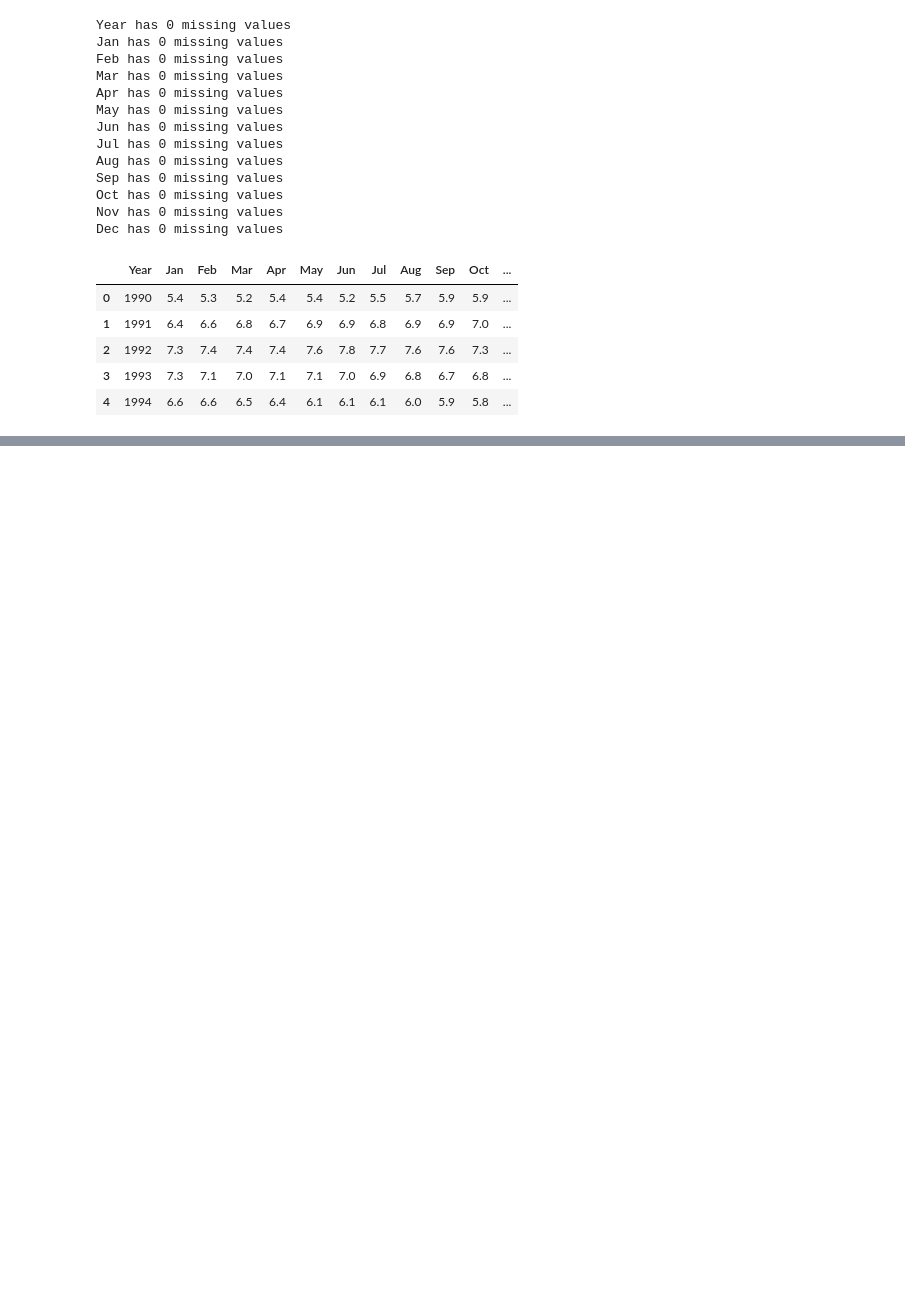
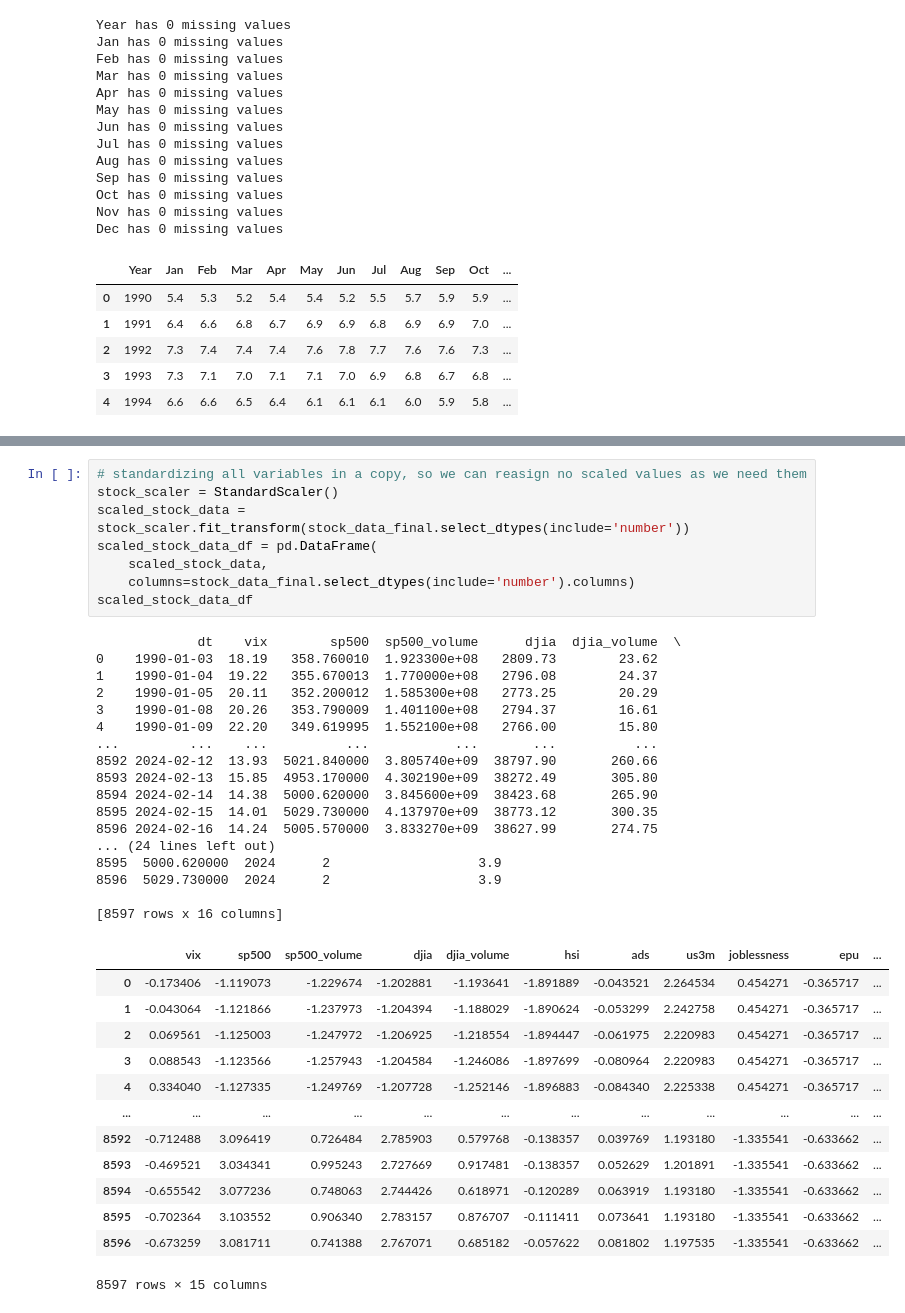
Before and after one commit to INFO-523-F25/final-project-team-5, a Jupyter notebook: main.ipynb, the cells around one changed output, grey strips where cells are left out. Saved outputs shown, nothing was run; the diff lists cells and outputs as text; blank space fills up the shorter version.

```diff
--- a/main.ipynb
+++ b/main.ipynb
@@ -263,0 +311,39 @@ plt.show()
+# %%
+# standardizing all variables in a copy, so we can reasign no scaled values as we need them
+stock_scaler = StandardScaler()
+scaled_stock_data = stock_scaler.fit_transform(stock_data_final.select_dtypes(include='number'))
+scaled_stock_data_df = pd.DataFrame(
+    scaled_stock_data,
+    columns=stock_data_final.select_dtypes(include='number').columns)
+scaled_stock_data_df
+# %% [output]
+             dt    vix        sp500  sp500_volume      djia  djia_volume  \
+0    1990-01-03  18.19   358.760010  1.923300e+08   2809.73        23.62
+1    1990-01-04  19.22   355.670013  1.770000e+08   2796.08        24.37
+2    1990-01-05  20.11   352.200012  1.585300e+08   2773.25        20.29
+3    1990-01-08  20.26   353.790009  1.401100e+08   2794.37        16.61
+4    1990-01-09  22.20   349.619995  1.552100e+08   2766.00        15.80
+...         ...    ...          ...           ...       ...          ...
+8592 2024-02-12  13.93  5021.840000  3.805740e+09  38797.90       260.66
+8593 2024-02-13  15.85  4953.170000  4.302190e+09  38272.49       305.80
+8594 2024-02-14  14.38  5000.620000  3.845600e+09  38423.68       265.90
+8595 2024-02-15  14.01  5029.730000  4.137970e+09  38773.12       300.35
+8596 2024-02-16  14.24  5005.570000  3.833270e+09  38627.99       274.75
+... (24 lines left out)
+8595  5000.620000  2024      2                   3.9
+8596  5029.730000  2024      2                   3.9
+
+[8597 rows x 16 columns]
+|  | vix | sp500 | sp500_volume | djia | djia_volume | hsi | ads | us3m | joblessness | epu | ... |
+| 0 | -0.173406 | -1.119073 | -1.229674 | -1.202881 | -1.193641 | -1.891889 | -0.043521 | 2.264534 | 0.454271 | -0.365717 | ... |
+| 1 | -0.043064 | -1.121866 | -1.237973 | -1.204394 | -1.188029 | -1.890624 | -0.053299 | 2.242758 | 0.454271 | -0.365717 | ... |
+| 2 | 0.069561 | -1.125003 | -1.247972 | -1.206925 | -1.218554 | -1.894447 | -0.061975 | 2.220983 | 0.454271 | -0.365717 | ... |
+| 3 | 0.088543 | -1.123566 | -1.257943 | -1.204584 | -1.246086 | -1.897699 | -0.080964 | 2.220983 | 0.454271 | -0.365717 | ... |
+| 4 | 0.334040 | -1.127335 | -1.249769 | -1.207728 | -1.252146 | -1.896883 | -0.084340 | 2.225338 | 0.454271 | -0.365717 | ... |
+| ... | ... | ... | ... | ... | ... | ... | ... | ... | ... | ... | ... |
+| 8592 | -0.712488 | 3.096419 | 0.726484 | 2.785903 | 0.579768 | -0.138357 | 0.039769 | 1.193180 | -1.335541 | -0.633662 | ... |
+| 8593 | -0.469521 | 3.034341 | 0.995243 | 2.727669 | 0.917481 | -0.138357 | 0.052629 | 1.201891 | -1.335541 | -0.633662 | ... |
+| 8594 | -0.655542 | 3.077236 | 0.748063 | 2.744426 | 0.618971 | -0.120289 | 0.063919 | 1.193180 | -1.335541 | -0.633662 | ... |
+| 8595 | -0.702364 | 3.103552 | 0.906340 | 2.783157 | 0.876707 | -0.111411 | 0.073641 | 1.193180 | -1.335541 | -0.633662 | ... |
+| 8596 | -0.673259 | 3.081711 | 0.741388 | 2.767071 | 0.685182 | -0.057622 | 0.081802 | 1.197535 | -1.335541 | -0.633662 | ... |
+8597 rows × 15 columns
```
Also changed, not shown: parts of 10 cells of this notebook.
